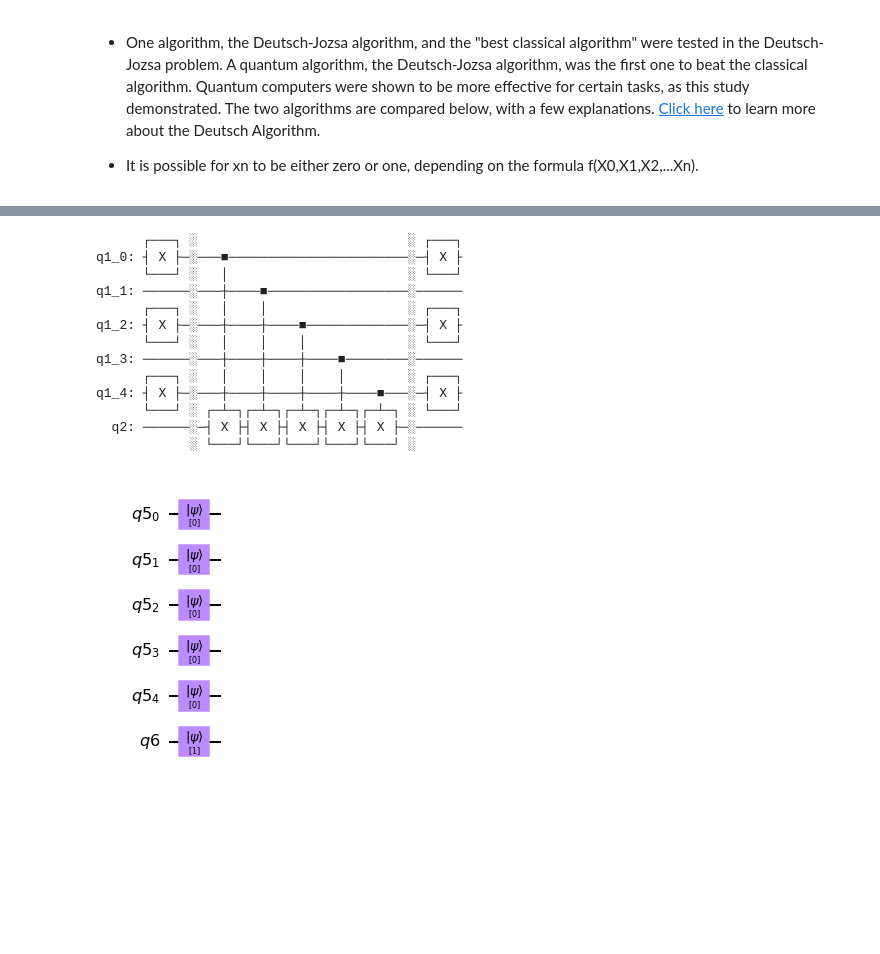
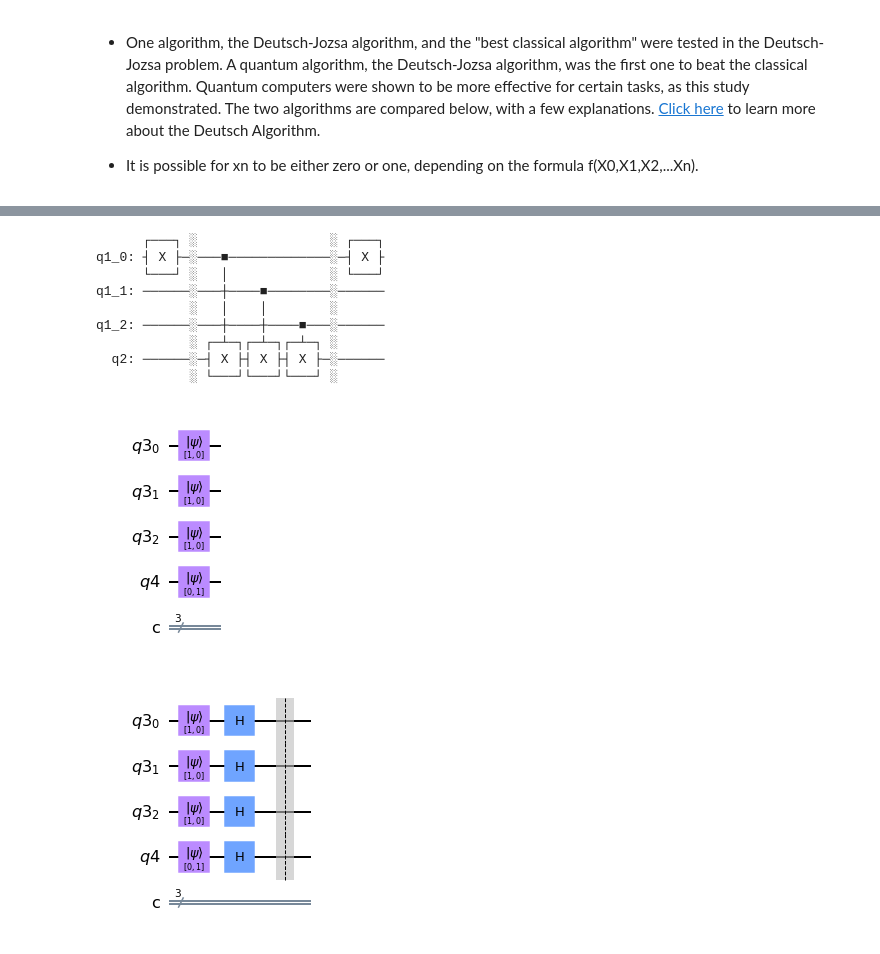
Before and after one commit to Victor-Onanuga/Emerging-Technologies, a Jupyter notebook: Assignment/Quantum_Computing.ipynb, the cells around one changed output, grey strips where cells are left out. Drawn from its saved outputs; the diff is of its cells as text; code cells hidden in the pictures; blank space fills up the shorter version.

Commit message:
Working on Quantum Notebook

```diff
--- a/Assignment/Quantum_Computing.ipynb
+++ b/Assignment/Quantum_Computing.ipynb
@@ -133,10 +136,10 @@ q0_4: ─────
   q2: ┤ I ├
       └───┘
 # %%
-#4 Creating circuit for balance oracle
+# Step 4. Creating circuit for balance oracle
 bal_oracle = qiskit.QuantumCircuit(register_bal, register_target)
 
-Qbit = "10101"
+Qbit = "100"
 num_Qbit = len(Qbit)
 
 # Place X-gates
@@ -158,35 +161,45 @@ for qubit in range(num_Qbit):
 
 bal_oracle.draw()
 # %% [output]
-      ┌───┐ ░                           ░ ┌───┐
-q1_0: ┤ X ├─░───■───────────────────────░─┤ X ├
-      └───┘ ░   │                       ░ └───┘
-q1_1: ──────░───┼────■──────────────────░──────
-      ┌───┐ ░   │    │                  ░ ┌───┐
-q1_2: ┤ X ├─░───┼────┼────■─────────────░─┤ X ├
-      └───┘ ░   │    │    │             ░ └───┘
-q1_3: ──────░───┼────┼────┼────■────────░──────
-      ┌───┐ ░   │    │    │    │        ░ ┌───┐
-q1_4: ┤ X ├─░───┼────┼────┼────┼────■───░─┤ X ├
-      └───┘ ░ ┌─┴─┐┌─┴─┐┌─┴─┐┌─┴─┐┌─┴─┐ ░ └───┘
-  q2: ──────░─┤ X ├┤ X ├┤ X ├┤ X ├┤ X ├─░──────
-            ░ └───┘└───┘└───┘└───┘└───┘ ░
+      ┌───┐ ░                 ░ ┌───┐
+q1_0: ┤ X ├─░───■─────────────░─┤ X ├
+      └───┘ ░   │             ░ └───┘
+q1_1: ──────░───┼────■────────░──────
+            ░   │    │        ░
+q1_2: ──────░───┼────┼────■───░──────
+            ░ ┌─┴─┐┌─┴─┐┌─┴─┐ ░
+  q2: ──────░─┤ X ├┤ X ├┤ X ├─░──────
+            ░ └───┘└───┘└───┘ ░
 # %%
-#5. Initialize two quantum registers.
+# Step 5. Initialize two quantum registers.
+
 import pylatexenc
 
-Qbit = "10101"
+Qbit = "100"
 num_Qbit = len(Qbit)
 
-register_input = QuantumRegister(num_Qbit)
-register_output = QuantumRegister(1)
+register_input = QuantumRegister(num_Qbit, "q3")
+register_output = QuantumRegister(1, "q4")
+cr = qiskit.ClassicalRegister(num_Qbit, 'c')
 
-circuit = qiskit.QuantumCircuit(register_input, register_output)
+circuit = qiskit.QuantumCircuit(register_input, register_output, cr)
 
 for x in range (num_Qbit):
-    circuit.initialize(0, x)
+    circuit.initialize([1,0], x)
 
-circuit.initialize(1, num_Qbit)
-circuit.draw(output='mpl')
+circuit.initialize([0,1],num_Qbit )
+circuit.draw(output = "mpl")
 # %% [output]
-[figure, old version]
+[figure, new version]
+# %%
+# Step 6. Apply Hadamard gates to each qubit in both of the registers
+for x in range (num_Qbit):
+    circuit.h(x)
+
+#Applying to 2nd register
+circuit.h(num_Qbit)
+
+circuit.barrier()
+circuit.draw(output='mpl')
+# %% [output]
+[figure, added]
```
Also changed, not shown: parts of 7 cells of this notebook.
